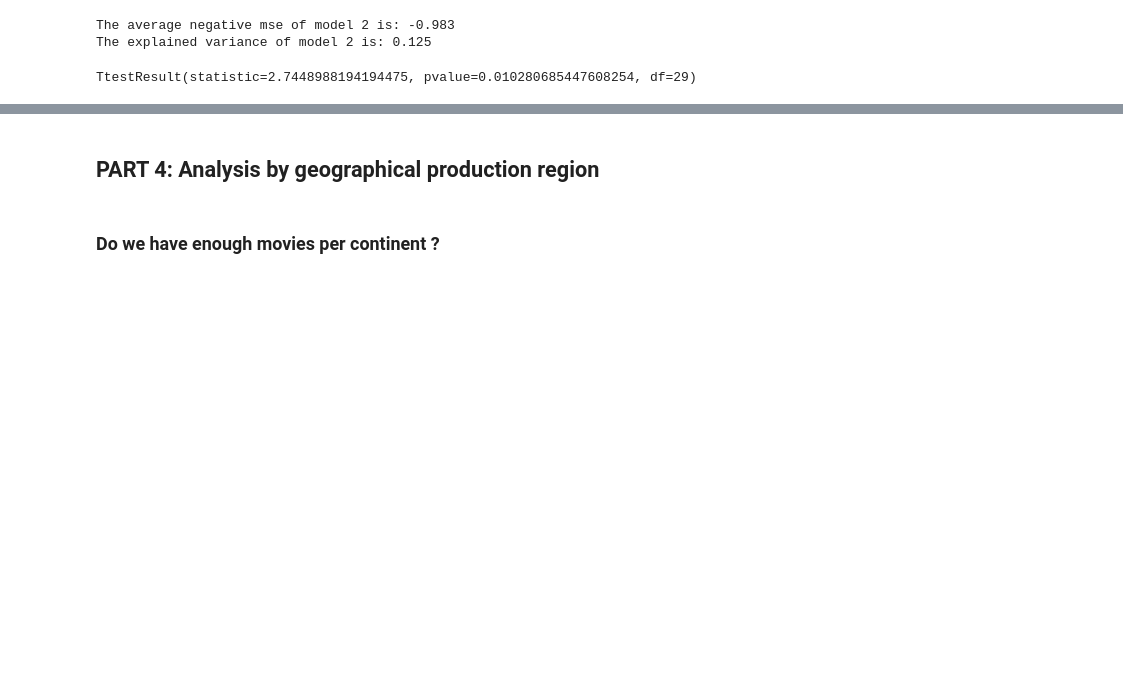
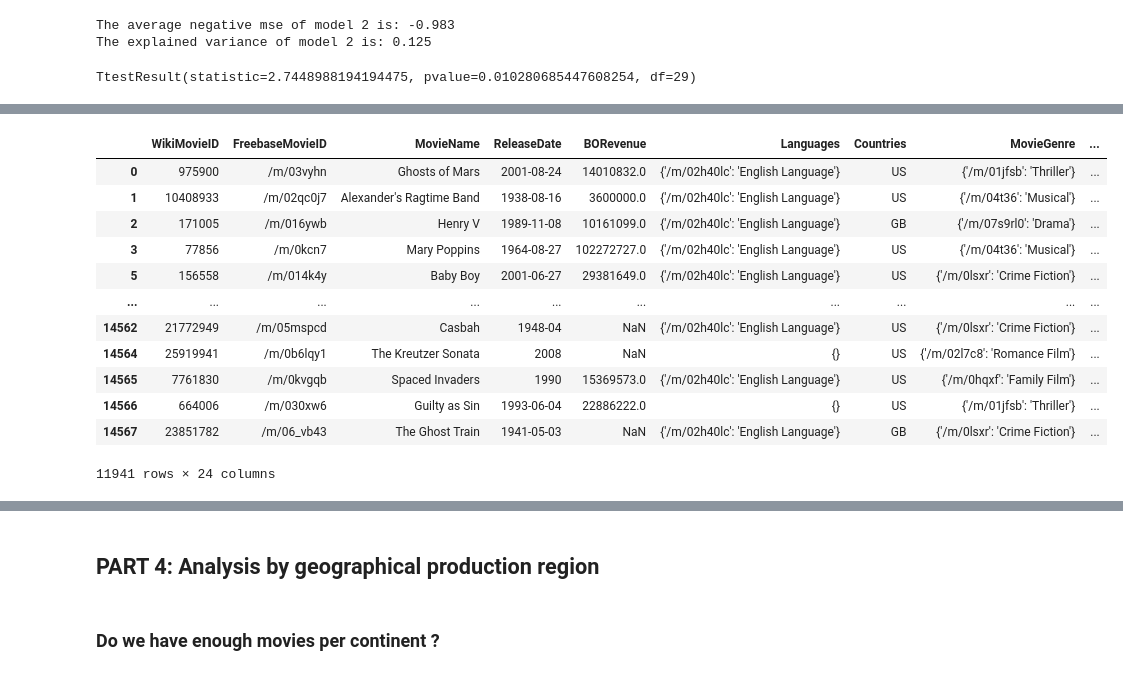
Before and after one commit to epfl-ada/ada-2023-project-teamcajare2023, a Jupyter notebook: P2.ipynb, the cells around one changed output, grey strips where cells are left out. Cells and saved outputs as stored; diff of their text form; code cells hidden in the pictures; blank space fills up the shorter version.

```diff
--- a/P2.ipynb
+++ b/P2.ipynb
@@ -1655,0 +1850,19 @@ TtestResult(statistic=2.7448988194194475, pvalue=0.010280685447608254, df=29)
+# %%
+main_char_rating= pd.merge(main_char_rating, ratings_without_duplicates[['WikiMovieID', 'AverageRating']],on = ['WikiMovieID'], how= 'inner' )
+main_char_rating = main_char_rating.dropna(subset='AverageRating')
+# %%
+display(main_char_rating)
+# %% [output]
+|  | WikiMovieID | FreebaseMovieID | MovieName | ReleaseDate | BORevenue | Languages | Countries | MovieGenre | ... |
+| 0 | 975900 | /m/03vyhn | Ghosts of Mars | 2001-08-24 | 14010832.0 | {'/m/02h40lc': 'English Language'} | US | {'/m/01jfsb': 'Thriller'} | ... |
+| 1 | 10408933 | /m/02qc0j7 | Alexander's Ragtime Band | 1938-08-16 | 3600000.0 | {'/m/02h40lc': 'English Language'} | US | {'/m/04t36': 'Musical'} | ... |
+| 2 | 171005 | /m/016ywb | Henry V | 1989-11-08 | 10161099.0 | {'/m/02h40lc': 'English Language'} | GB | {'/m/07s9rl0': 'Drama'} | ... |
+| 3 | 77856 | /m/0kcn7 | Mary Poppins | 1964-08-27 | 102272727.0 | {'/m/02h40lc': 'English Language'} | US | {'/m/04t36': 'Musical'} | ... |
+| 5 | 156558 | /m/014k4y | Baby Boy | 2001-06-27 | 29381649.0 | {'/m/02h40lc': 'English Language'} | US | {'/m/0lsxr': 'Crime Fiction'} | ... |
+| ... | ... | ... | ... | ... | ... | ... | ... | ... | ... |
+| 14562 | 21772949 | /m/05mspcd | Casbah | 1948-04 | NaN | {'/m/02h40lc': 'English Language'} | US | {'/m/0lsxr': 'Crime Fiction'} | ... |
+| 14564 | 25919941 | /m/0b6lqy1 | The Kreutzer Sonata | 2008 | NaN | {} | US | {'/m/02l7c8': 'Romance Film'} | ... |
+| 14565 | 7761830 | /m/0kvgqb | Spaced Invaders | 1990 | 15369573.0 | {'/m/02h40lc': 'English Language'} | US | {'/m/0hqxf': 'Family Film'} | ... |
+| 14566 | 664006 | /m/030xw6 | Guilty as Sin | 1993-06-04 | 22886222.0 | {} | US | {'/m/01jfsb': 'Thriller'} | ... |
+| 14567 | 23851782 | /m/06_vb43 | The Ghost Train | 1941-05-03 | NaN | {'/m/02h40lc': 'English Language'} | GB | {'/m/0lsxr': 'Crime Fiction'} | ... |
+11941 rows × 24 columns
```
Also changed, not shown: parts of 54 cells of this notebook.
